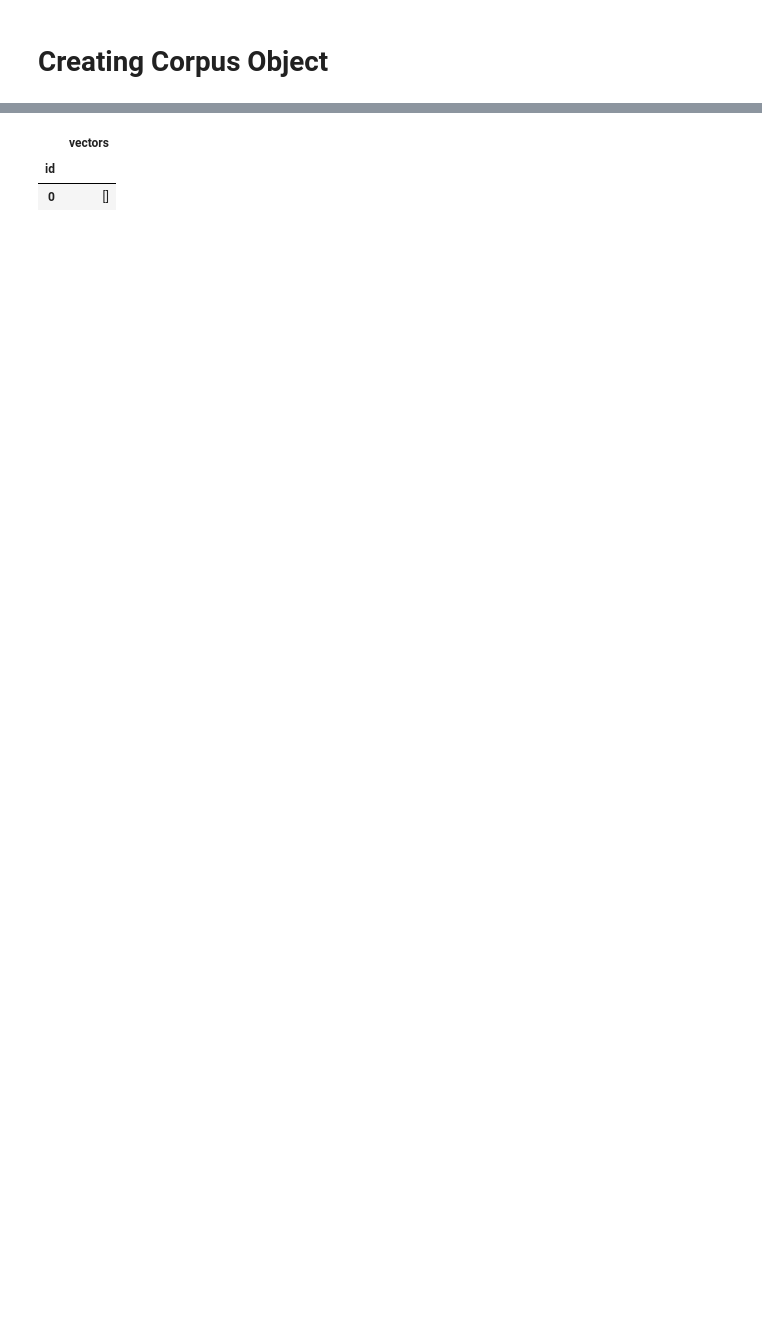
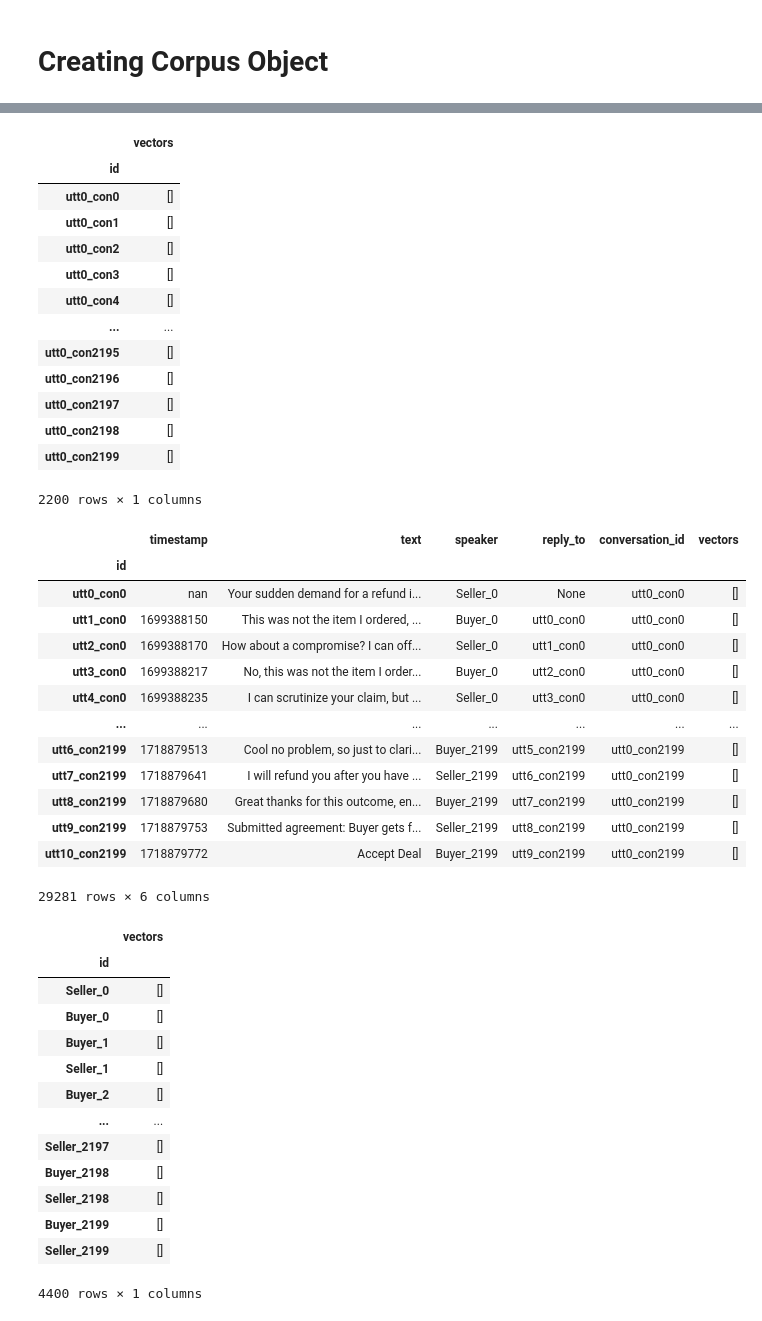
Before and after one commit to mishkin101/ConvoKit_Disputes, a Jupyter notebook: src/corpus_converter.ipynb, the cells around one changed output, grey strips where cells are left out. Saved outputs shown, nothing was run; the diff lists cells and outputs as text; code cells hidden in the pictures; blank space fills up the shorter version.

```diff
--- a/src/corpus_converter.ipynb
+++ b/src/corpus_converter.ipynb
@@ -126,6 +125,0 @@ Number of Conversations: 1
-# %%
-test_corp.get_conversations_dataframe()
-# %% [output]
-|  | vectors |
-| id |  |
-| 0 | [] |
@@ -133,0 +126,47 @@ test_corp.get_conversations_dataframe()
+# %%
+display(test_corp.get_conversations_dataframe())
+display(test_corp.get_utterances_dataframe())
+display(test_corp.get_speakers_dataframe())
+# %% [output]
+|  | vectors |
+| id |  |
+| utt0_con0 | [] |
+| utt0_con1 | [] |
+| utt0_con2 | [] |
+| utt0_con3 | [] |
+| utt0_con4 | [] |
+| ... | ... |
+| utt0_con2195 | [] |
+| utt0_con2196 | [] |
+| utt0_con2197 | [] |
+| utt0_con2198 | [] |
+| utt0_con2199 | [] |
+2200 rows × 1 columns
+|  | timestamp | text | speaker | reply_to | conversation_id | vectors |
+| id |  |  |  |  |  |  |
+| utt0_con0 | nan | Your sudden demand for a refund i... | Seller_0 | None | utt0_con0 | [] |
+| utt1_con0 | 1699388150 | This was not the item I ordered, ... | Buyer_0 | utt0_con0 | utt0_con0 | [] |
+| utt2_con0 | 1699388170 | How about a compromise? I can off... | Seller_0 | utt1_con0 | utt0_con0 | [] |
+| utt3_con0 | 1699388217 | No, this was not the item I order... | Buyer_0 | utt2_con0 | utt0_con0 | [] |
+| utt4_con0 | 1699388235 | I can scrutinize your claim, but ... | Seller_0 | utt3_con0 | utt0_con0 | [] |
+| ... | ... | ... | ... | ... | ... | ... |
+| utt6_con2199 | 1718879513 | Cool no problem, so just to clari... | Buyer_2199 | utt5_con2199 | utt0_con2199 | [] |
+| utt7_con2199 | 1718879641 | I will refund you after you have ... | Seller_2199 | utt6_con2199 | utt0_con2199 | [] |
+| utt8_con2199 | 1718879680 | Great thanks for this outcome, en... | Buyer_2199 | utt7_con2199 | utt0_con2199 | [] |
+| utt9_con2199 | 1718879753 | Submitted agreement: Buyer gets f... | Seller_2199 | utt8_con2199 | utt0_con2199 | [] |
+| utt10_con2199 | 1718879772 | Accept Deal | Buyer_2199 | utt9_con2199 | utt0_con2199 | [] |
+29281 rows × 6 columns
+|  | vectors |
+| id |  |
+| Seller_0 | [] |
+| Buyer_0 | [] |
+| Buyer_1 | [] |
+| Seller_1 | [] |
+| Buyer_2 | [] |
+| ... | ... |
+| Seller_2197 | [] |
+| Buyer_2198 | [] |
+| Seller_2198 | [] |
+| Buyer_2199 | [] |
+| Seller_2199 | [] |
+4400 rows × 1 columns
```
Also changed, not shown: parts of 23 cells of this notebook, 3 other files.
